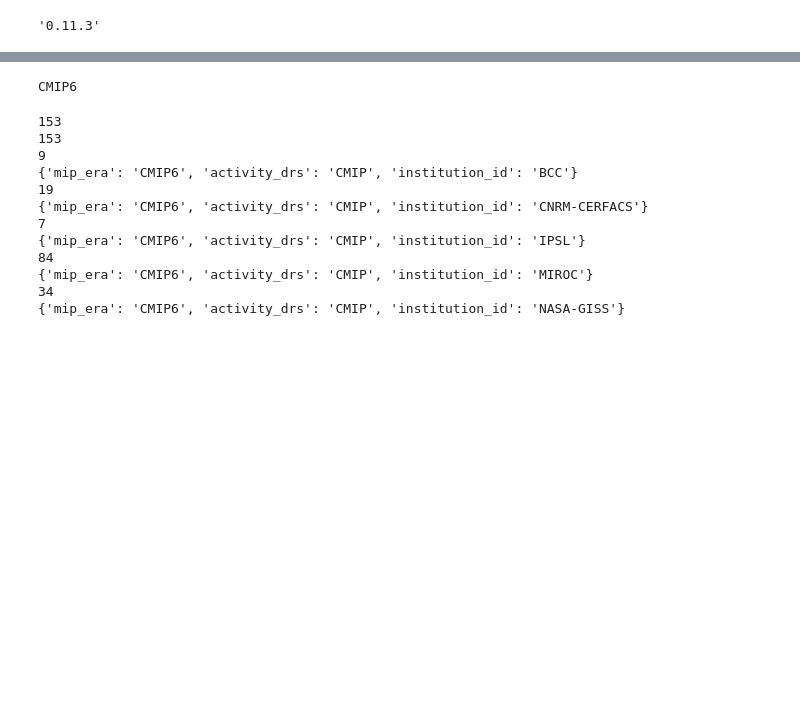
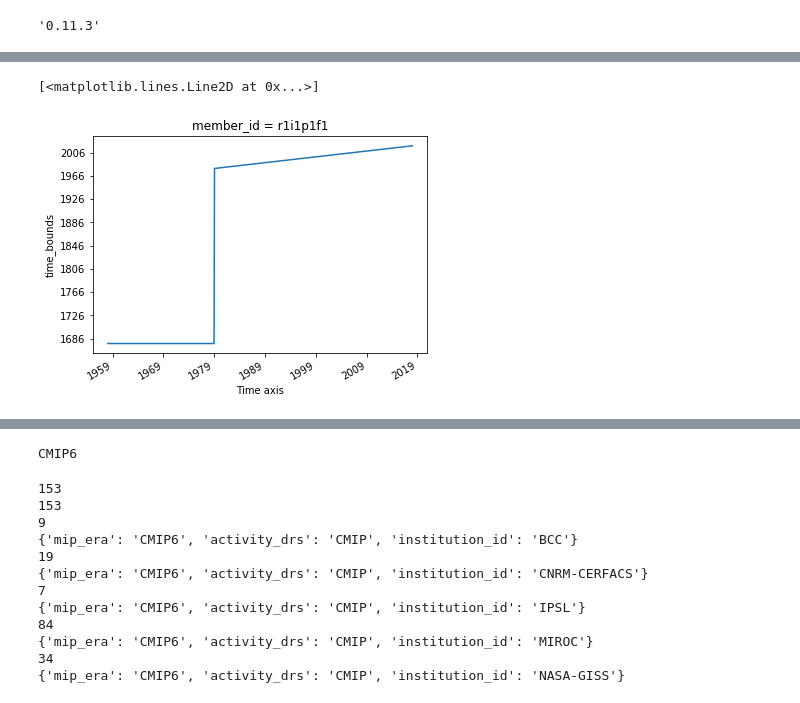
Before and after one commit to rabernat/pangeo_esgf_demo, a Jupyter notebook: esgf_llnl_thredds.ipynb, the cells around one changed output, grey strips where cells are left out. Saved outputs shown, nothing was run; the diff lists cells and outputs as text; code cells hidden in the pictures; blank space fills up the shorter version.

```diff
--- a/esgf_llnl_thredds.ipynb
+++ b/esgf_llnl_thredds.ipynb
@@ -154,6 +144,0 @@ array(['1pctCO2', 'esm-hist', 'esm-piControl', 'historical', 'piControl',
-# %%
-# standard hierarchy
-required_fields = ['mip_era', 'activity_drs', 'institution_id', 'source_id', 'experiment_id',
-                   'member_id', 'table_id', 'variable_id', 'grid_label']
-for k, v in files.groupby(required_fields):
-    print(k)
@@ -177,0 +728,6 @@ for k, v in files.groupby(required_fields):
+# %%
+%matplotlib inline
+dset.time_bounds.sel(member_id='r1i1p1f1')[:, 0].plot()
+# %% [output]
+[<matplotlib.lines.Line2D at 0x...>]
+[figure, added]
```
Also changed, not shown: parts of 63 cells of this notebook.
